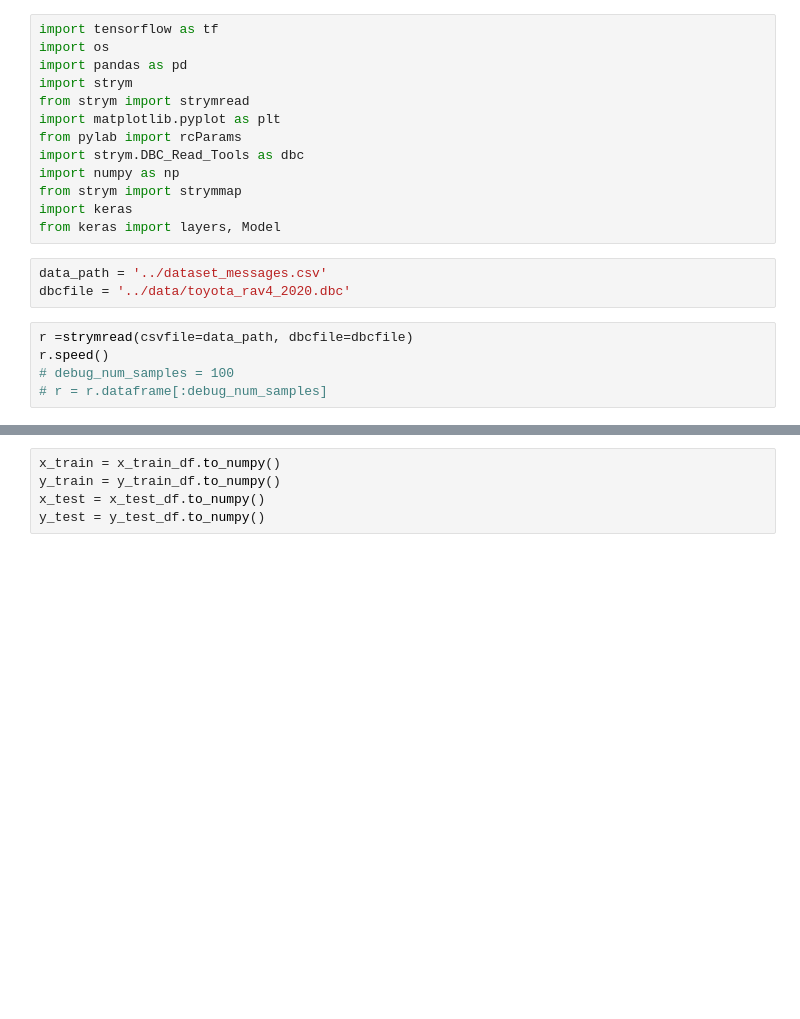
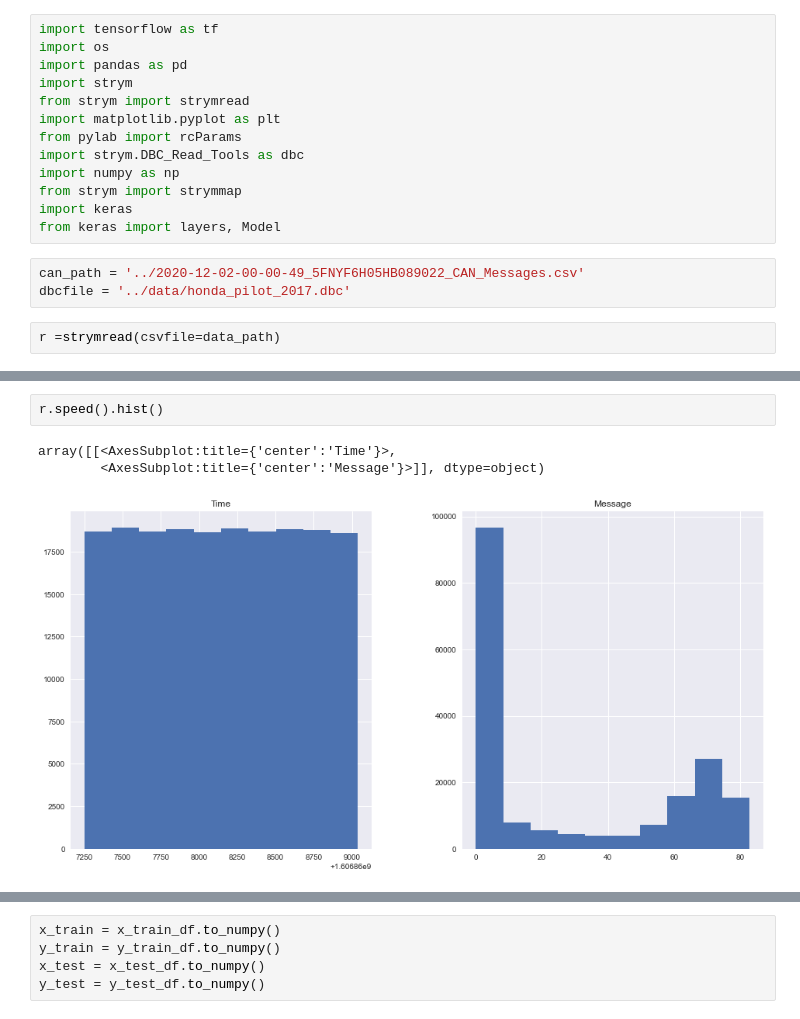
Before and after one commit to isaacwasserman/CATVehicleEDT, a Jupyter notebook: get_input.ipynb, the cells around one changed output, grey strips where cells are left out. Cells and saved outputs as stored; diff of their text form; blank space fills up the shorter version.

```diff
--- a/get_input.ipynb
+++ b/get_input.ipynb
@@ -12,11 +12,8 @@ from strym import strymmap
 import keras
 from keras import layers, Model
 # %%
-data_path = '../dataset_messages.csv'
-dbcfile = '../data/toyota_rav4_2020.dbc'
+can_path = '../2020-12-02-00-00-49_5FNYF6H05HB089022_CAN_Messages.csv'
+dbcfile = '../data/honda_pilot_2017.dbc'
 # %%
-r =strymread(csvfile=data_path, dbcfile=dbcfile)
-r.speed()
-# debug_num_samples = 100
-# r = r.dataframe[:debug_num_samples]
+r =strymread(csvfile=data_path)
 # %% [output]
@@ -26,0 +33,6 @@ warning: dataframe empty. no message in dataframe.
+# %%
+r.speed().hist()
+# %% [output]
+array([[<AxesSubplot:title={'center':'Time'}>,
+        <AxesSubplot:title={'center':'Message'}>]], dtype=object)
+[figure, added]
```
Also changed, not shown: parts of 7 cells of this notebook.
